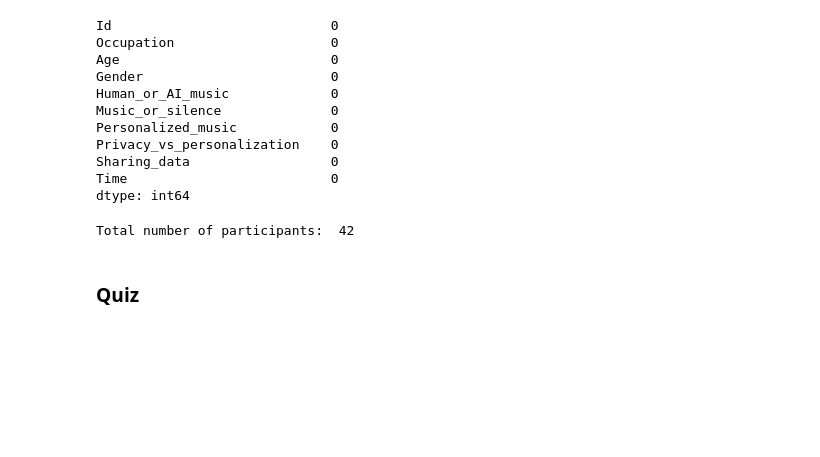
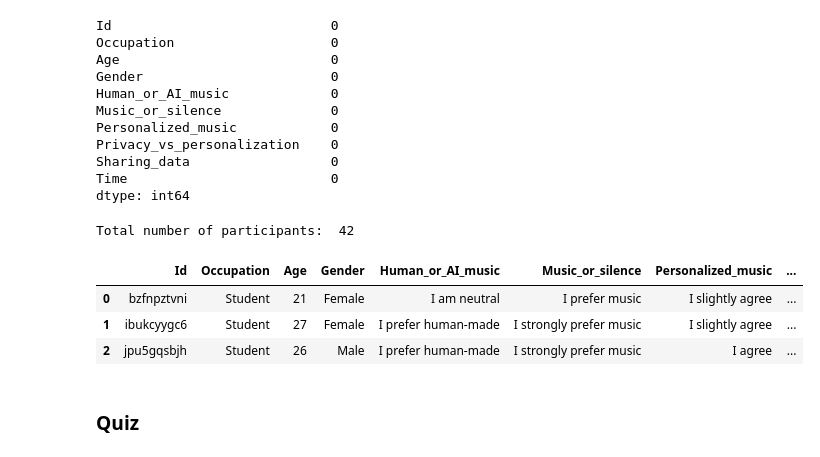
Before and after one commit to emmenru/Music-AI-workshop, a Jupyter notebook: AI-music-workshop.ipynb, the cells around one changed output. Cells and saved outputs as stored; diff of their text form; code cells hidden in the pictures; blank space fills up the shorter version.

Commit message:
Clean categorical labels for df_survey
Inconsistencies for columns Personalized_music vs Privacy_vs_personalization

```diff
--- a/AI-music-workshop.ipynb
+++ b/AI-music-workshop.ipynb
@@ -227,3 +229,13 @@ Data columns (total 10 columns):
  9   Time                        42 non-null     object
 dtypes: int64(1), object(9)
 memory usage: 3.4+ KB
+# %%
+# Define the replacements as a dictionary
+replacements = {
+    'Agree': 'I agree',
+    'Slightly agree': 'I slightly agree',
+    'Strongly agree': 'I strongly agree'
+}
+
+df_survey['Personalized_music'] = df_survey['Personalized_music'].replace(replacements)
+df_survey['Personalized_music'].value_counts()
@@ -229,0 +251,4 @@ memory usage: 3.4+ KB
+# %%
+# Capitalize the first letter of each entry in the specified column
+df_survey['Privacy_vs_personalization'] = df_survey['Privacy_vs_personalization'].str.capitalize()
+df_survey['Privacy_vs_personalization'].value_counts()
@@ -274,6 +307,13 @@ dtype: int64
 print('Total number of participants: ', df_survey['Id'].nunique())
 # %% [output]
 Total number of participants:  42
+# %%
+df_survey.head(3)
+# %% [output]
+|  | Id | Occupation | Age | Gender | Human_or_AI_music | Music_or_silence | Personalized_music | ... |
+| 0 | bzfnpztvni | Student | 21 | Female | I am neutral | I prefer music | I slightly agree | ... |
+| 1 | ibukcyygc6 | Student | 27 | Female | I prefer human-made | I strongly prefer music | I slightly agree | ... |
+| 2 | jpu5gqsbjh | Student | 26 | Male | I prefer human-made | I strongly prefer music | I agree | ... |
 # %% [markdown]
 ### Quiz
 # %%
```
Also changed, not shown: parts of 3 cells of this notebook, 3 other files.
